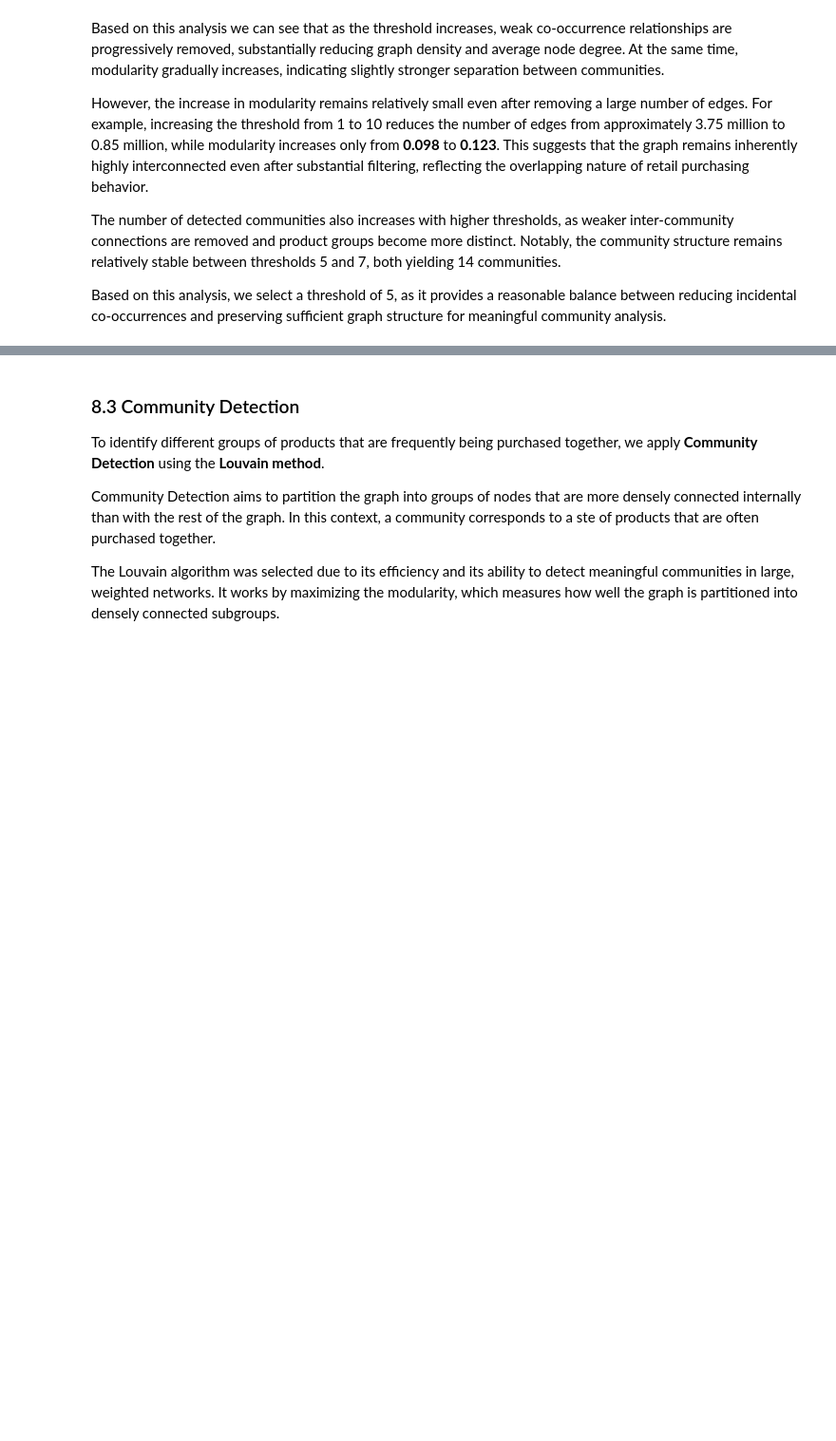
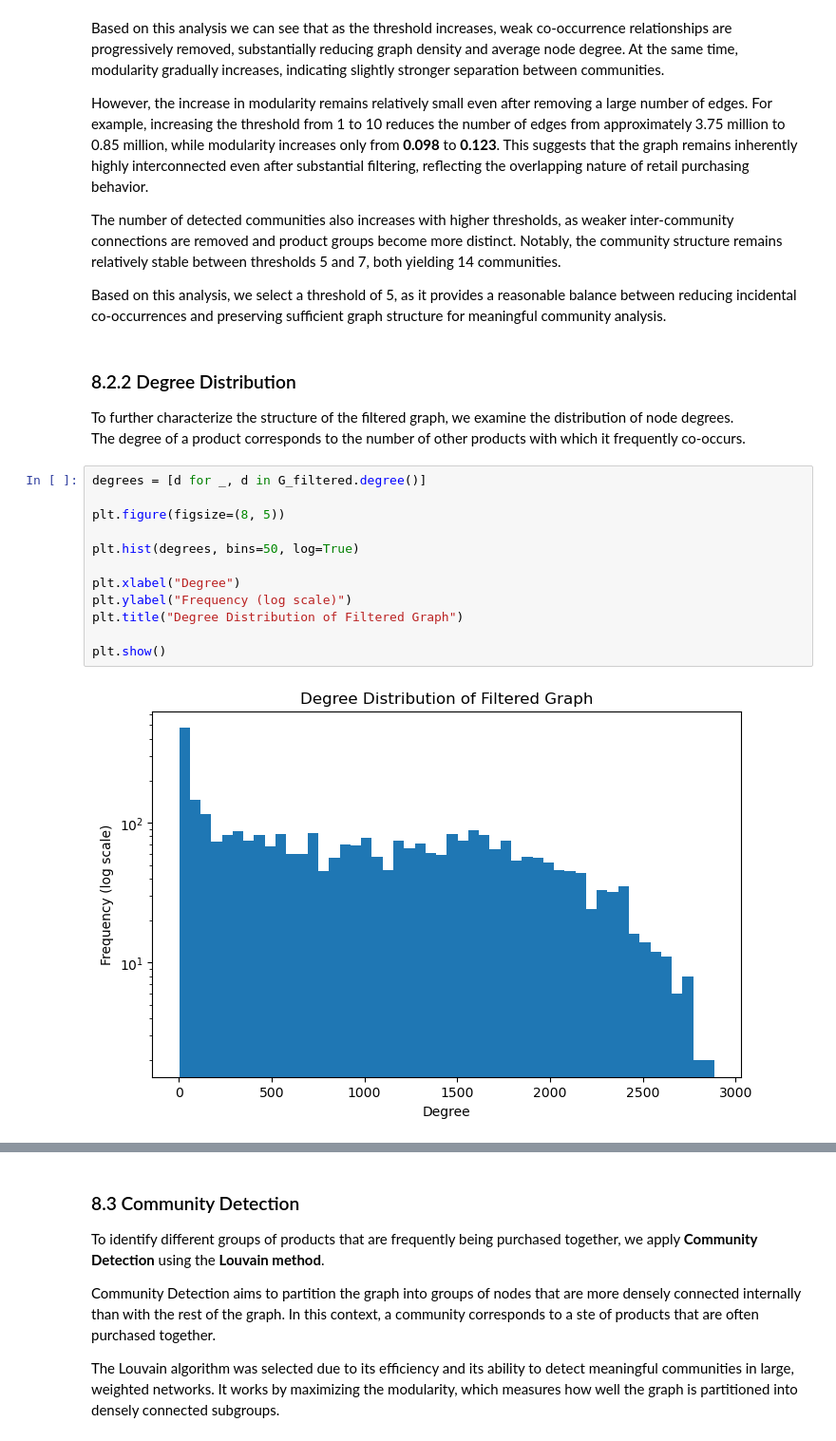
Before and after one commit to NouRALsaidD/data_mining_2026, a Jupyter notebook: data_mining_project_template.ipynb, the cells around one changed output, grey strips where cells are left out. Shown at 95% size. Cells and saved outputs as stored; diff of their text form; blank space fills up the shorter version.

Commit message:
[ADDED] Degree distribution plus a little extra data here and there

```diff
--- a/data_mining_project_template.ipynb
+++ b/data_mining_project_template.ipynb
@@ -1441,3 +1451,21 @@ However, the increase in modularity remains relatively small even after removing
 The number of detected communities also increases with higher thresholds, as weaker inter-community connections are removed and product groups become more distinct. Notably, the community structure remains relatively stable between thresholds 5 and 7, both yielding 14 communities. <br>
 
 Based on this analysis, we select a threshold of 5, as it provides a reasonable balance between reducing incidental co-occurrences and preserving sufficient graph structure for meaningful community analysis. <br>
+# %% [markdown]
+### 8.2.2 Degree Distribution
+To further characterize the structure of the filtered graph, we examine the distribution of node degrees. <br>
+The degree of a product corresponds to the number of other products with which it frequently co-occurs.
+# %%
+degrees = [d for _, d in G_filtered.degree()]
+
+plt.figure(figsize=(8, 5))
+
+plt.hist(degrees, bins=50, log=True)
+
+plt.xlabel("Degree")
+plt.ylabel("Frequency (log scale)")
+plt.title("Degree Distribution of Filtered Graph")
+
+plt.show()
+# %% [output]
+[figure, added]
```
Also changed, not shown: parts of 7 cells of this notebook.
